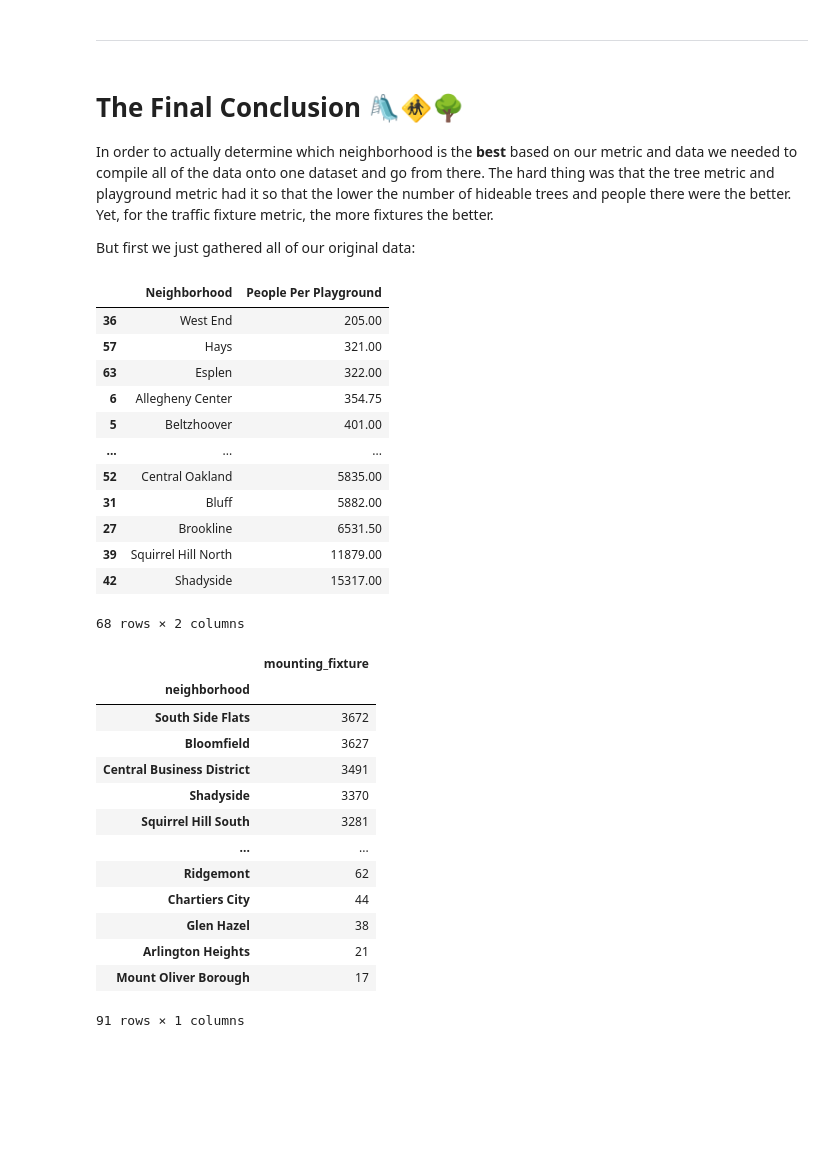
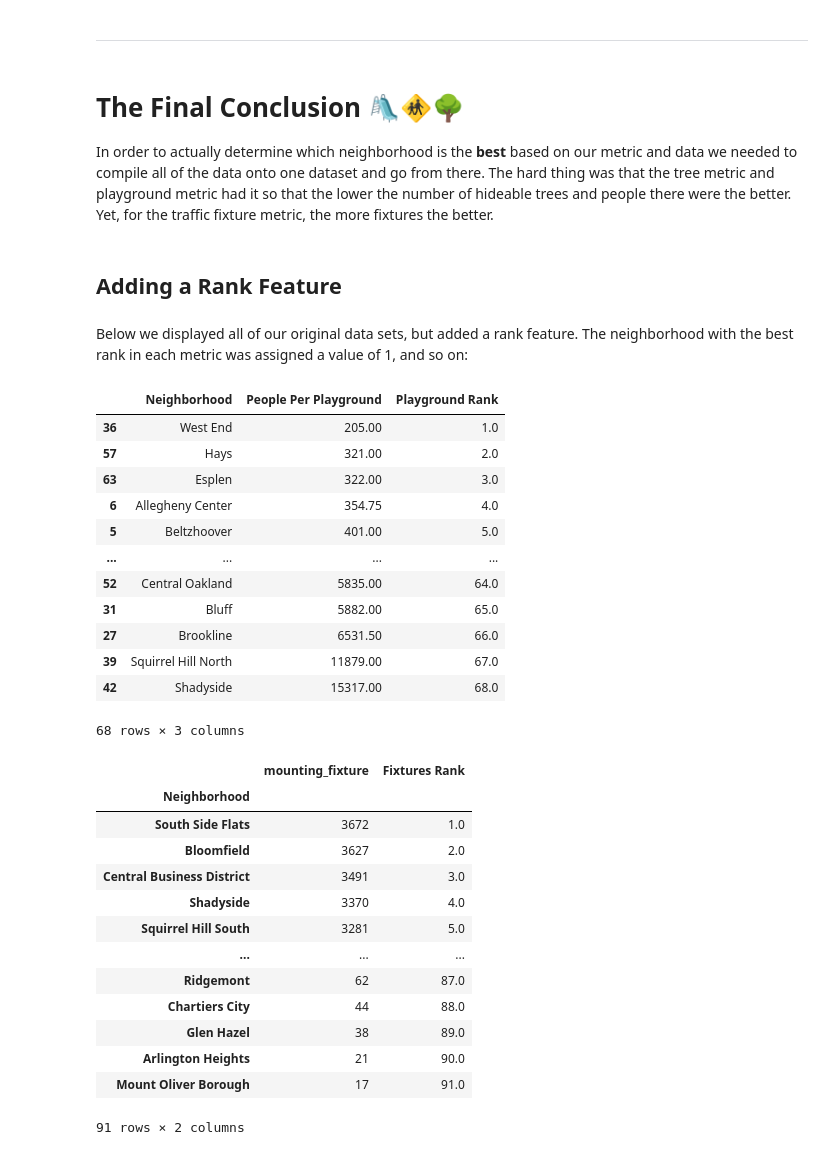
Before and after one commit to michellehongg/Big-Ideas-Final-Project, a Jupyter notebook: FinalNotebook.ipynb, the cells around one changed output. Cells and saved outputs as stored; diff of their text form; code cells hidden in the pictures; blank space fills up the shorter version.

Commit message:
Added rankings to each metric and combined to make a final rank; displayed this in a table

```diff
--- a/FinalNotebook.ipynb
+++ b/FinalNotebook.ipynb
@@ -380,43 +380,48 @@ Based on the visualized data, the most likely neighborhood children will be kidn
 # %% [markdown]
 # **The Final Conclusion 🛝🚸🌳**
 In order to actually determine which neighborhood is the **best** based on our metric and data we needed to compile all of the data onto one dataset and go from there. The hard thing was that the tree metric and playground metric had it so that the lower the number of hideable trees and people there were the better. Yet, for the traffic fixture metric, the more fixtures the better.
-
-But first we just gathered all of our original data:
+# %% [markdown]
+## Adding a Rank Feature
+# %% [markdown]
+Below we displayed all of our original data sets, but added a rank feature. The neighborhood with the best rank in each metric was assigned a value of 1, and so on:
 # %%
 # people per playground in each neighborhood
+sorted_data['Playground Rank'] = sorted_data['People Per Playground'].rank()
 sorted_data
 # %% [output]
-|  | Neighborhood | People Per Playground |
-| 36 | West End | 205.00 |
-| 57 | Hays | 321.00 |
-| 63 | Esplen | 322.00 |
-| 6 | Allegheny Center | 354.75 |
-| 5 | Beltzhoover | 401.00 |
-| ... | ... | ... |
-| 52 | Central Oakland | 5835.00 |
-| 31 | Bluff | 5882.00 |
-| 27 | Brookline | 6531.50 |
-| 39 | Squirrel Hill North | 11879.00 |
-| 42 | Shadyside | 15317.00 |
+|  | Neighborhood | People Per Playground | Playground Rank |
+| 36 | West End | 205.00 | 1.0 |
+| 57 | Hays | 321.00 | 2.0 |
+| 63 | Esplen | 322.00 | 3.0 |
+| 6 | Allegheny Center | 354.75 | 4.0 |
+| 5 | Beltzhoover | 401.00 | 5.0 |
+| ... | ... | ... | ... |
+| 52 | Central Oakland | 5835.00 | 64.0 |
+| 31 | Bluff | 5882.00 | 65.0 |
+| 27 | Brookline | 6531.50 | 66.0 |
+| 39 | Squirrel Hill North | 11879.00 | 67.0 |
+| 42 | Shadyside | 15317.00 | 68.0 |
-68 rows × 2 columns
+68 rows × 3 columns
 # %%
 # fixtures in each neighborhood
+sortedFixtures = sortedFixtures.rename_axis('Neighborhood')
+sortedFixtures['Fixtures Rank'] = sortedFixtures['mounting_fixture'].rank(ascending=False)
 sortedFixtures
 # %% [output]
-|  | mounting_fixture |
-| neighborhood |  |
-| South Side Flats | 3672 |
-| Bloomfield | 3627 |
-| Central Business District | 3491 |
-| Shadyside | 3370 |
-| Squirrel Hill South | 3281 |
-| ... | ... |
-| Ridgemont | 62 |
-| Chartiers City | 44 |
-| Glen Hazel | 38 |
-| Arlington Heights | 21 |
-| Mount Oliver Borough | 17 |
+|  | mounting_fixture | Fixtures Rank |
+| Neighborhood |  |  |
+| South Side Flats | 3672 | 1.0 |
+| Bloomfield | 3627 | 2.0 |
+| Central Business District | 3491 | 3.0 |
+| Shadyside | 3370 | 4.0 |
+| Squirrel Hill South | 3281 | 5.0 |
+| ... | ... | ... |
+| Ridgemont | 62 | 87.0 |
+| Chartiers City | 44 | 88.0 |
+| Glen Hazel | 38 | 89.0 |
+| Arlington Heights | 21 | 90.0 |
+| Mount Oliver Borough | 17 | 91.0 |
-91 rows × 1 columns
+91 rows × 2 columns
 # %%
 # hideable tress in each neighborhood
 sortedTrees = treesFinal.sort_values('Hidable Trees', ascending = True)
```
Also changed, not shown: parts of 4 cells of this notebook.
